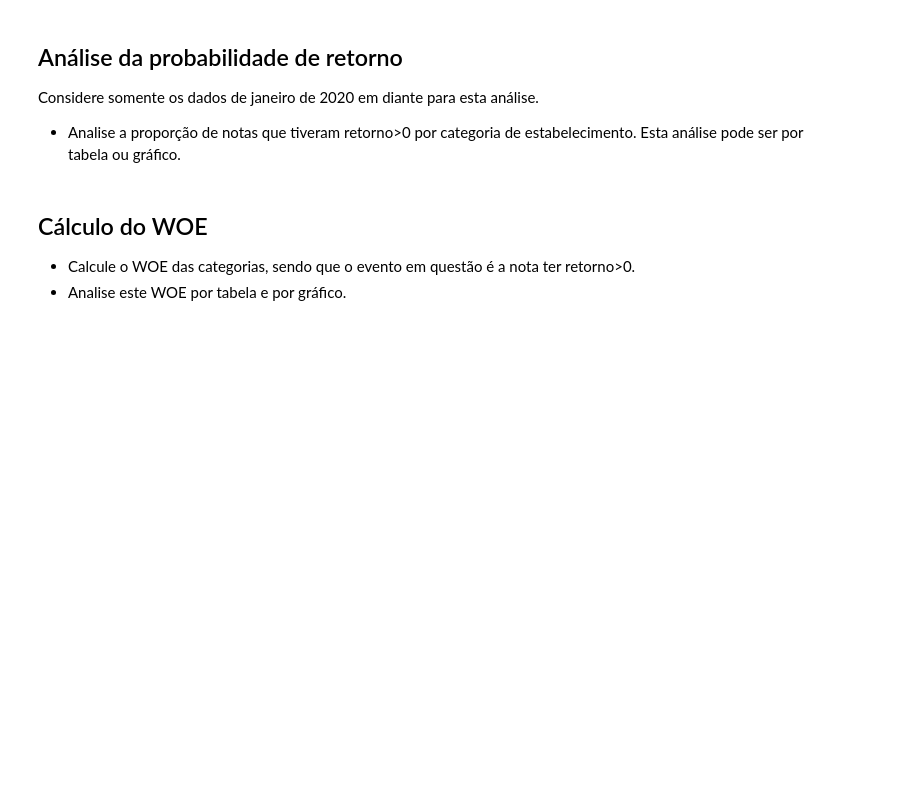
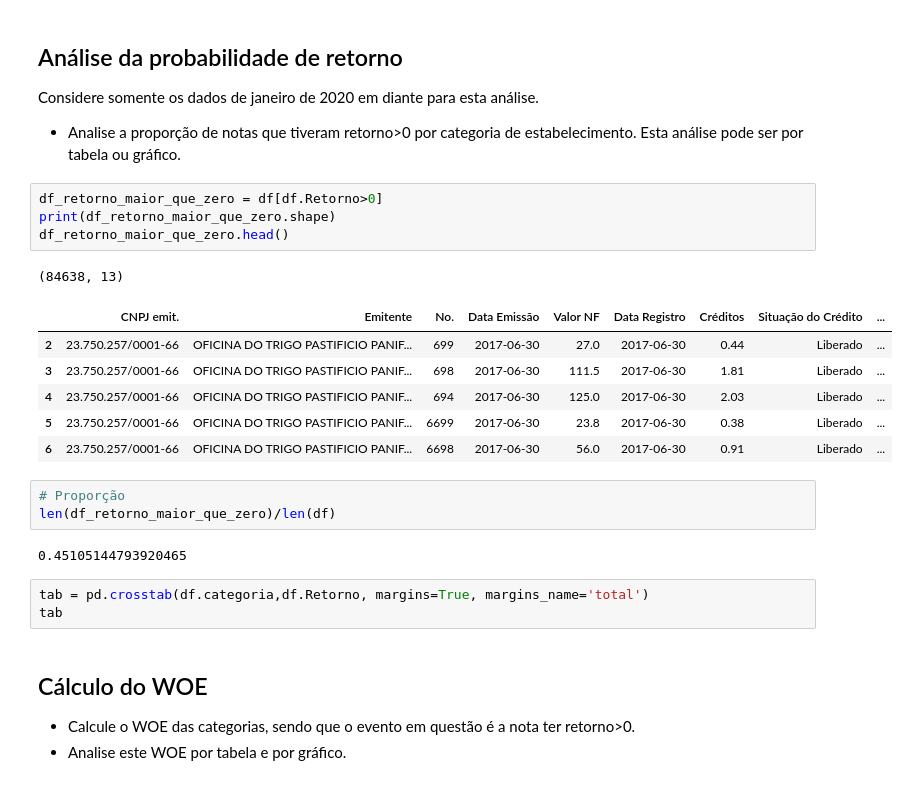
Before and after one commit to njuliacsouza/_projetosEBAC, a Jupyter notebook: Atividade_Curso-Ciencia_de_Dados/Atividade_Modulo_36/ProfCientistaDados m36_supportmaterial_exercise01.ipynb, the cells around one changed output. Drawn from its saved outputs; the diff is of its cells as text; blank space fills up the shorter version.

```diff
--- a/Atividade_Curso-Ciencia_de_Dados/Atividade_Modulo_36/ProfCientistaDados m36_supportmaterial_exercise01.ipynb
+++ b/Atividade_Curso-Ciencia_de_Dados/Atividade_Modulo_36/ProfCientistaDados m36_supportmaterial_exercise01.ipynb
@@ -51,6 +52,26 @@ See Full Dataframe in Mito
 Considere somente os dados de janeiro de 2020 em diante para esta análise.
 
 - Analise a proporção de notas que tiveram retorno>0 por categoria de estabelecimento. Esta análise pode ser por tabela ou gráfico.
+# %%
+df_retorno_maior_que_zero = df[df.Retorno>0]
+print(df_retorno_maior_que_zero.shape)
+df_retorno_maior_que_zero.head()
+# %% [output]
+(84638, 13)
+|  | CNPJ emit. | Emitente | No. | Data Emissão | Valor NF | Data Registro | Créditos | Situação do Crédito | ... |
+| 2 | 23.750.257/0001-66 | OFICINA DO TRIGO PASTIFICIO PANIF... | 699 | 2017-06-30 | 27.0 | 2017-06-30 | 0.44 | Liberado | ... |
+| 3 | 23.750.257/0001-66 | OFICINA DO TRIGO PASTIFICIO PANIF... | 698 | 2017-06-30 | 111.5 | 2017-06-30 | 1.81 | Liberado | ... |
+| 4 | 23.750.257/0001-66 | OFICINA DO TRIGO PASTIFICIO PANIF... | 694 | 2017-06-30 | 125.0 | 2017-06-30 | 2.03 | Liberado | ... |
+| 5 | 23.750.257/0001-66 | OFICINA DO TRIGO PASTIFICIO PANIF... | 6699 | 2017-06-30 | 23.8 | 2017-06-30 | 0.38 | Liberado | ... |
+| 6 | 23.750.257/0001-66 | OFICINA DO TRIGO PASTIFICIO PANIF... | 6698 | 2017-06-30 | 56.0 | 2017-06-30 | 0.91 | Liberado | ... |
+# %%
+# Proporção
+len(df_retorno_maior_que_zero)/len(df)
+# %% [output]
+0.45105144793920465
+# %%
+tab = pd.crosstab(df.categoria,df.Retorno, margins=True, margins_name='total')
+tab
 # %% [markdown]
 ## Cálculo do WOE
 
```
Also changed, not shown: parts of 1 cell of this notebook, 1 other file.
